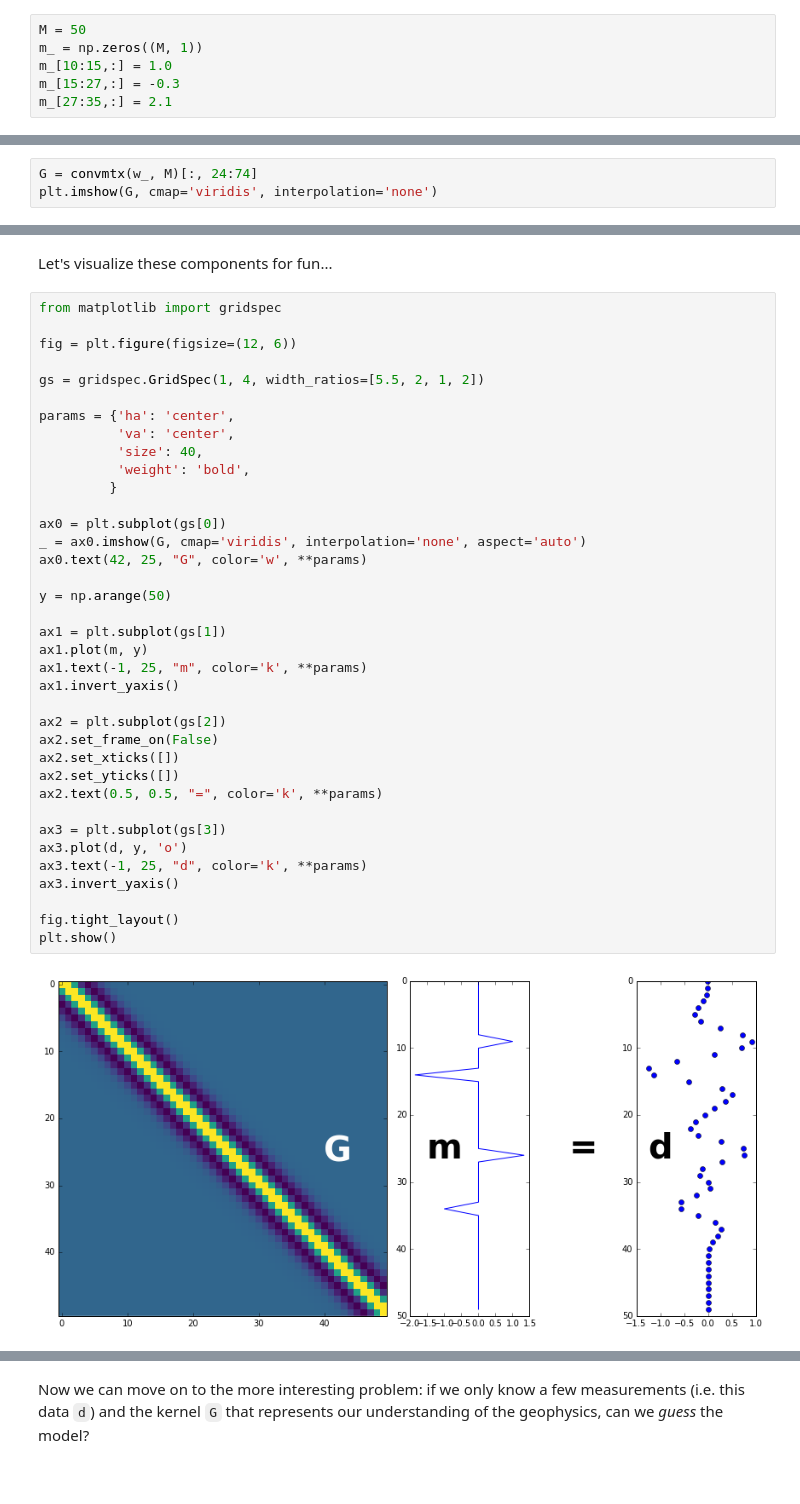
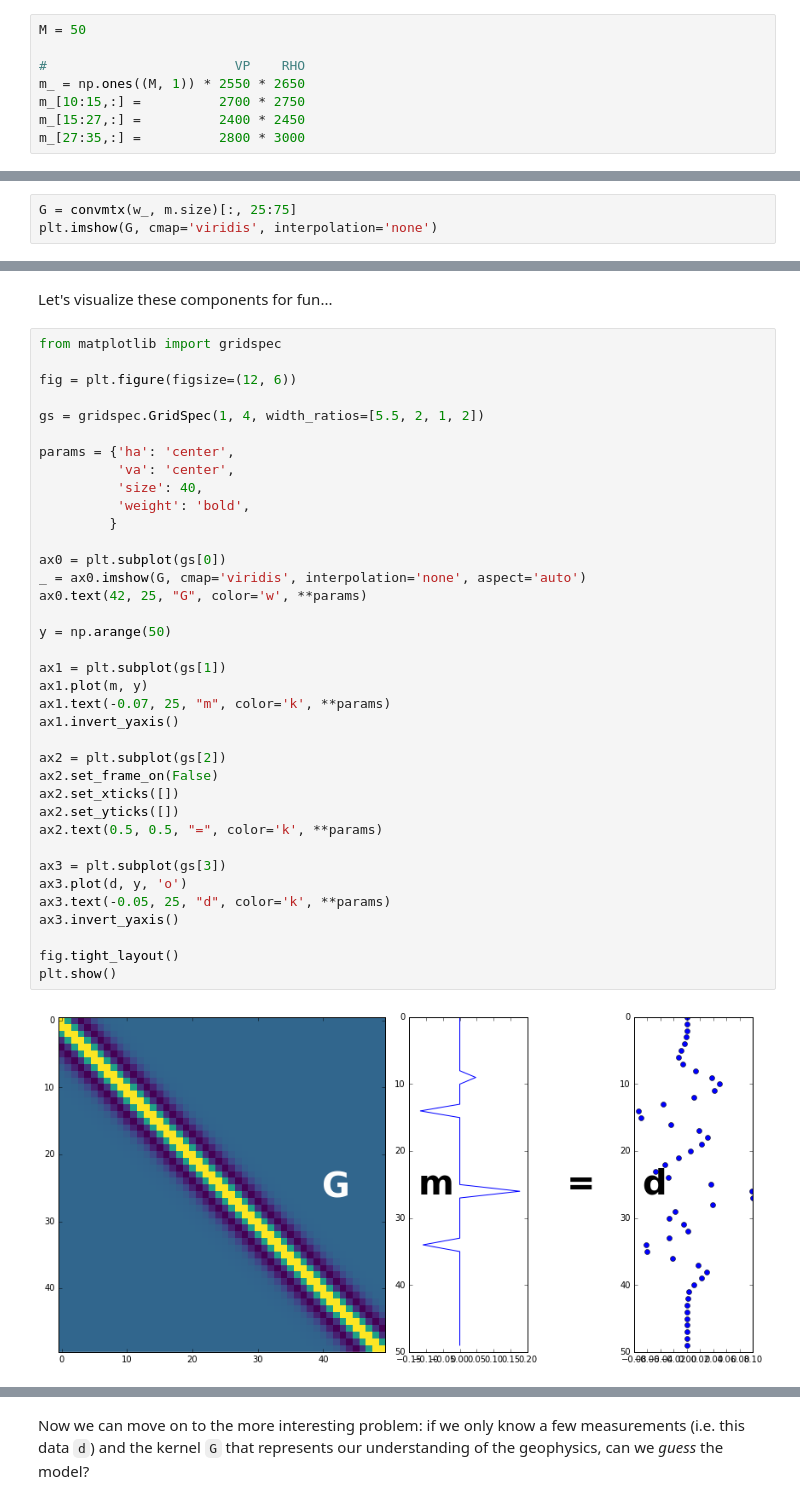
Before and after one commit to kwinkunks/axb, a Jupyter notebook: NumPy_wavelets.ipynb, the cells around one changed output, grey strips where cells are left out. Drawn from its saved outputs; the diff is of its cells as text.

```diff
--- a/NumPy_wavelets.ipynb
+++ b/NumPy_wavelets.ipynb
@@ -98,10 +98,12 @@ def convmtx(h, n):
 ## Construct the model m
 # %%
 M = 50
-m_ = np.zeros((M, 1))
-m_[10:15,:] = 1.0
-m_[15:27,:] = -0.3
-m_[27:35,:] = 2.1
+
+#                        VP    RHO
+m_ = np.ones((M, 1)) * 2550 * 2650
+m_[10:15,:] =          2700 * 2750
+m_[15:27,:] =          2400 * 2450
+m_[27:35,:] =          2800 * 3000
 # %%
 plt.plot(m_)
 # %% [output]
@@ -134,7 +136,7 @@ plt.plot(w_)
 [<matplotlib.lines.Line2D at 0x...>]
 [figure]
 # %%
-G = convmtx(w_, M)[:, 24:74]
+G = convmtx(w_, m.size)[:, 25:75]
 plt.imshow(G, cmap='viridis', interpolation='none')
 # %% [output]
 <matplotlib.image.AxesImage at 0x...>
@@ -156,33 +158,33 @@ gs = gridspec.GridSpec(1, 4, width_ratios=[5.5, 2, 1, 2])
 
 params = {'ha': 'center',
           'va': 'center',
           'size': 40,
           'weight': 'bold',
          }
 
 ax0 = plt.subplot(gs[0])
 _ = ax0.imshow(G, cmap='viridis', interpolation='none', aspect='auto')
 ax0.text(42, 25, "G", color='w', **params)
 
 y = np.arange(50)
 
 ax1 = plt.subplot(gs[1])
 ax1.plot(m, y)
-ax1.text(-1, 25, "m", color='k', **params)
+ax1.text(-0.07, 25, "m", color='k', **params)
 ax1.invert_yaxis()
 
 ax2 = plt.subplot(gs[2])
 ax2.set_frame_on(False)
 ax2.set_xticks([])
 ax2.set_yticks([])
 ax2.text(0.5, 0.5, "=", color='k', **params)
 
 ax3 = plt.subplot(gs[3])
 ax3.plot(d, y, 'o')
-ax3.text(-1, 25, "d", color='k', **params)
+ax3.text(-0.05, 25, "d", color='k', **params)
 ax3.invert_yaxis()
 
 fig.tight_layout()
 plt.show()
 # %% [output]
-[figure, old version]
+[figure, new version]
```
Also changed, not shown: parts of 35 cells of this notebook.
